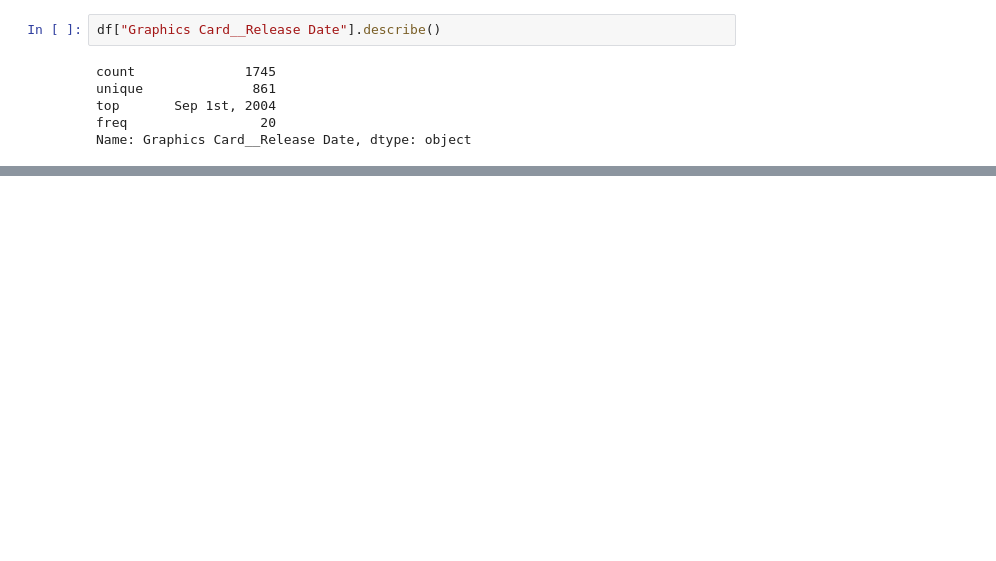
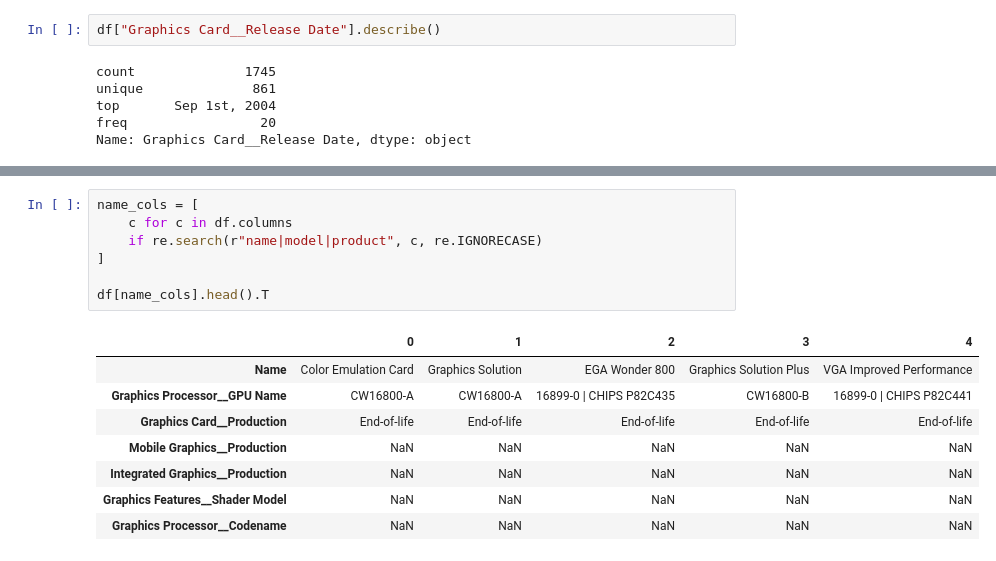
Before and after one commit to paingkalay7324/gpuAnalysis, a Jupyter notebook: eda.ipynb, the cells around one changed output, grey strips where cells are left out. Cells and saved outputs as stored; diff of their text form; blank space fills up the shorter version.

```diff
--- a/eda.ipynb
+++ b/eda.ipynb
@@ -58,0 +92,16 @@ Name: Graphics Card__Release Date, dtype: object
+# %%
+name_cols = [
+    c for c in df.columns
+    if re.search(r"name|model|product", c, re.IGNORECASE)
+]
+
+df[name_cols].head().T
+# %% [output]
+|  | 0 | 1 | 2 | 3 | 4 |
+| Name | Color Emulation Card | Graphics Solution | EGA Wonder 800 | Graphics Solution Plus | VGA Improved Performance |
+| Graphics Processor__GPU Name | CW16800-A | CW16800-A | 16899-0 | CHIPS P82C435 | CW16800-B | 16899-0 | CHIPS P82C441 |
+| Graphics Card__Production | End-of-life | End-of-life | End-of-life | End-of-life | End-of-life |
+| Mobile Graphics__Production | NaN | NaN | NaN | NaN | NaN |
+| Integrated Graphics__Production | NaN | NaN | NaN | NaN | NaN |
+| Graphics Features__Shader Model | NaN | NaN | NaN | NaN | NaN |
+| Graphics Processor__Codename | NaN | NaN | NaN | NaN | NaN |
```
Also changed, not shown: parts of 13 cells of this notebook, 2 other files.
